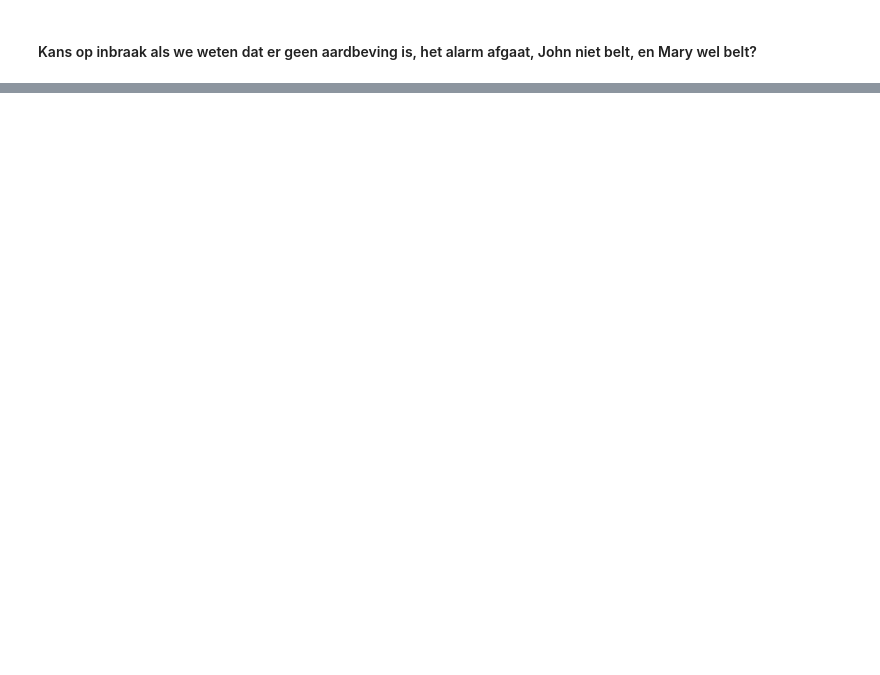
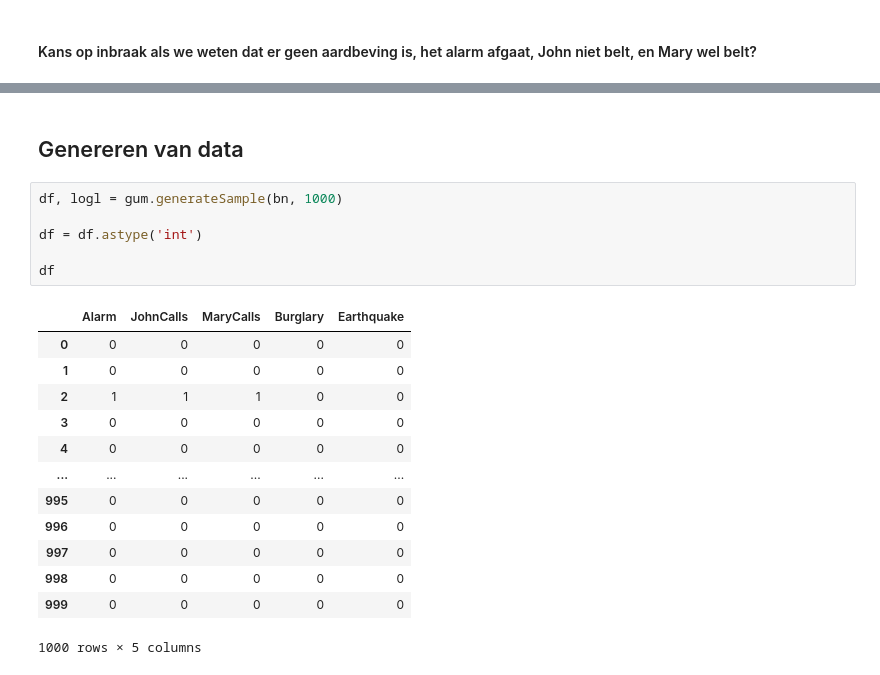
Before and after one commit to Janko-dev/ZM004-2324-data-science, a Jupyter notebook: ds_dc8.ipynb, the cells around one changed output, grey strips where cells are left out. Cells and saved outputs as stored; diff of their text form; blank space fills up the shorter version.

```diff
--- a/ds_dc8.ipynb
+++ b/ds_dc8.ipynb
@@ -153,3 +163,25 @@ evs = {
 gnb.showInference(bn, evs=evs)
 # %% [output]
 [drawing not drawn]
+# %% [markdown]
+## Genereren van data
+# %%
+df, logl = gum.generateSample(bn, 1000)
+
+df = df.astype('int')
+
+df
+# %% [output]
+|  | Alarm | JohnCalls | MaryCalls | Burglary | Earthquake |
+| 0 | 0 | 0 | 0 | 0 | 0 |
+| 1 | 0 | 0 | 0 | 0 | 0 |
+| 2 | 1 | 1 | 1 | 0 | 0 |
+| 3 | 0 | 0 | 0 | 0 | 0 |
+| 4 | 0 | 0 | 0 | 0 | 0 |
+| ... | ... | ... | ... | ... | ... |
+| 995 | 0 | 0 | 0 | 0 | 0 |
+| 996 | 0 | 0 | 0 | 0 | 0 |
+| 997 | 0 | 0 | 0 | 0 | 0 |
+| 998 | 0 | 0 | 0 | 0 | 0 |
+| 999 | 0 | 0 | 0 | 0 | 0 |
+1000 rows × 5 columns
```
Also changed, not shown: parts of 7 cells of this notebook.
